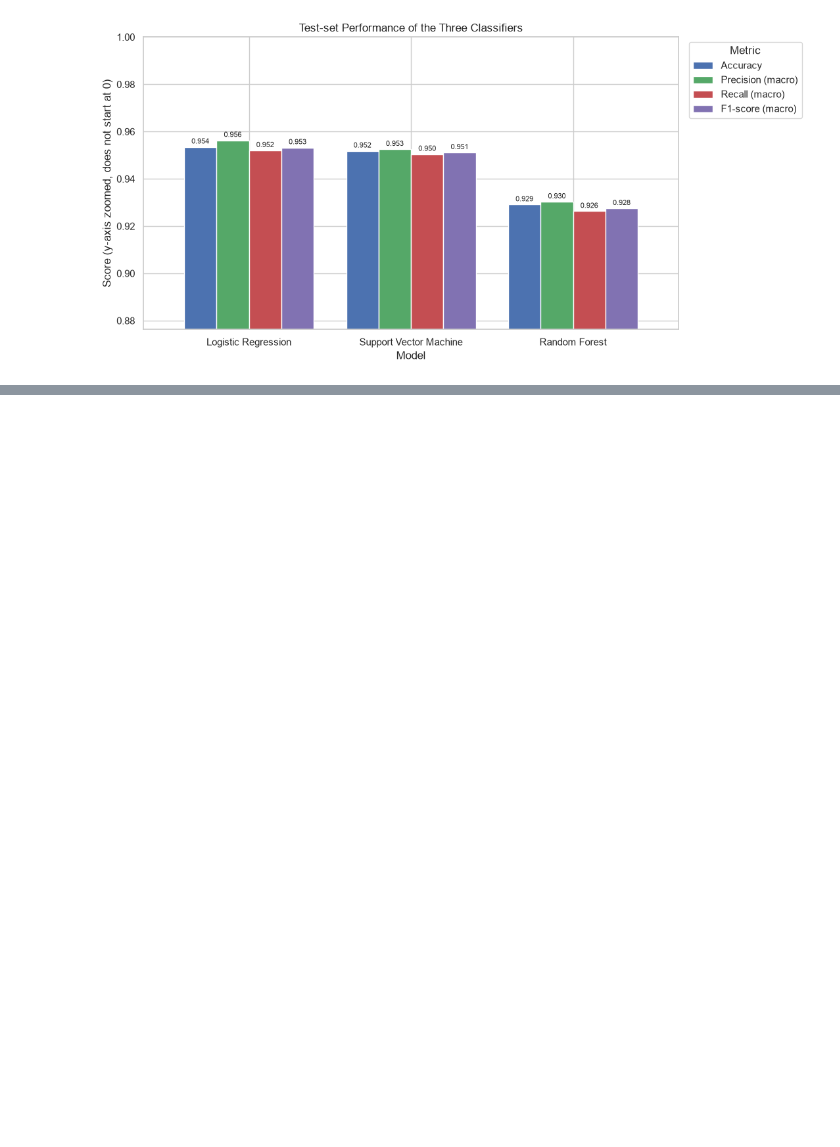
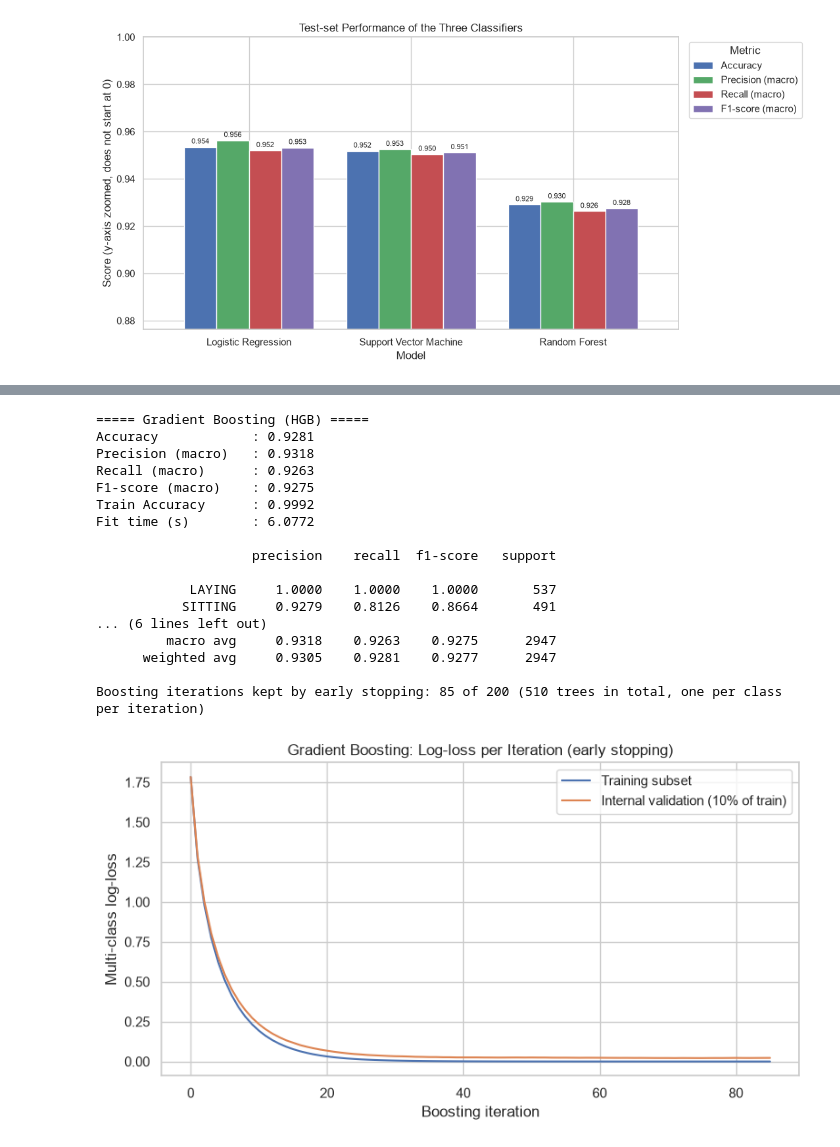
Before and after one commit to Adithya1217/machine_learning_project, a Jupyter notebook: HAR_Classification_Project.ipynb, the cells around one changed output, grey strips where cells are left out. Cells and saved outputs as stored; diff of their text form; code cells hidden in the pictures; blank space fills up the shorter version.

```diff
--- a/HAR_Classification_Project.ipynb
+++ b/HAR_Classification_Project.ipynb
@@ -529,0 +763,36 @@ plt.show()
+# %%
+hgb_model = HistGradientBoostingClassifier(learning_rate=0.1, max_iter=200, early_stopping=True,
+                                           validation_fraction=0.1, n_iter_no_change=10,
+                                           random_state=RANDOM_STATE)
+unit5_evaluate("Gradient Boosting (HGB)", hgb_model)
+print(f"Boosting iterations kept by early stopping: {hgb_model.n_iter_} of {hgb_model.max_iter} "
+      f"({hgb_model.n_iter_ * len(hgb_model.classes_)} trees in total, one per class per iteration)")
+
+fig, ax = plt.subplots(figsize=(8, 4.5))
+ax.plot(-np.asarray(hgb_model.train_score_), label="Training subset")
+ax.plot(-np.asarray(hgb_model.validation_score_), label="Internal validation (10% of train)")
+ax.set_title("Gradient Boosting: Log-loss per Iteration (early stopping)")
+ax.set_xlabel("Boosting iteration")
+ax.set_ylabel("Multi-class log-loss")
+ax.legend()
+plt.tight_layout()
+plt.show()
+# %% [output]
+===== Gradient Boosting (HGB) =====
+Accuracy            : 0.9281
+Precision (macro)   : 0.9318
+Recall (macro)      : 0.9263
+F1-score (macro)    : 0.9275
+Train Accuracy      : 0.9992
+Fit time (s)        : 6.0772
+
+                    precision    recall  f1-score   support
+
+            LAYING     1.0000    1.0000    1.0000       537
+           SITTING     0.9279    0.8126    0.8664       491
+... (6 lines left out)
+         macro avg     0.9318    0.9263    0.9275      2947
+      weighted avg     0.9305    0.9281    0.9277      2947
+
+Boosting iterations kept by early stopping: 85 of 200 (510 trees in total, one per class per iteration)
+[figure, added]
```
Also changed, not shown: parts of 88 cells of this notebook.
